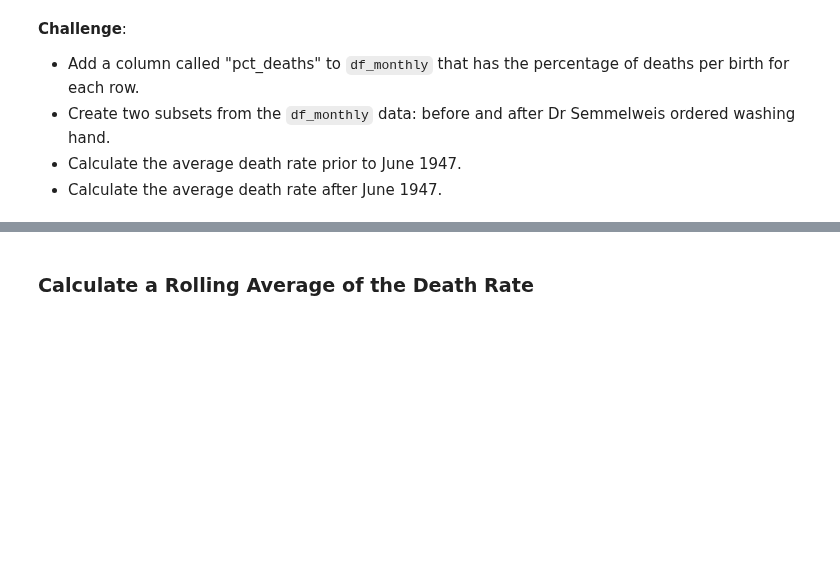
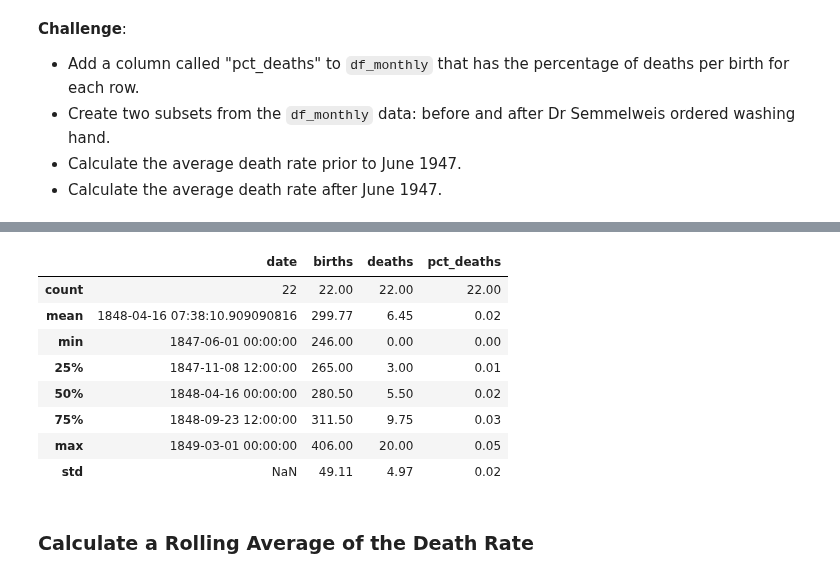
Before and after one commit to RafaelMoralesGallegos/100-days-of-Python, a Jupyter notebook: Day_80_t-Tests/Dr_Semmelweis_Handwashing_Discovery.ipynb, the cells around one changed output, grey strips where cells are left out. Drawn from its saved outputs; the diff is of its cells as text; code cells hidden in the pictures; blank space fills up the shorter version.

```diff
--- a/Day_80_t-Tests/Dr_Semmelweis_Handwashing_Discovery.ipynb
+++ b/Day_80_t-Tests/Dr_Semmelweis_Handwashing_Discovery.ipynb
@@ -225,3 +271,15 @@ handwashing_start = pd.to_datetime('1847-06-01')
+# %%
+after_wash.describe()
+# %% [output]
+|  | date | births | deaths | pct_deaths |
+| count | 22 | 22.00 | 22.00 | 22.00 |
+| mean | 1848-04-16 07:38:10.909090816 | 299.77 | 6.45 | 0.02 |
+| min | 1847-06-01 00:00:00 | 246.00 | 0.00 | 0.00 |
+| 25% | 1847-11-08 12:00:00 | 265.00 | 3.00 | 0.01 |
+| 50% | 1848-04-16 00:00:00 | 280.50 | 5.50 | 0.02 |
+| 75% | 1848-09-23 12:00:00 | 311.50 | 9.75 | 0.03 |
+| max | 1849-03-01 00:00:00 | 406.00 | 20.00 | 0.05 |
+| std | NaN | 49.11 | 4.97 | 0.02 |
 # %% [markdown]
 ### Calculate a Rolling Average of the Death Rate
 # %% [markdown]
```
Also changed, not shown: parts of 12 cells of this notebook.
